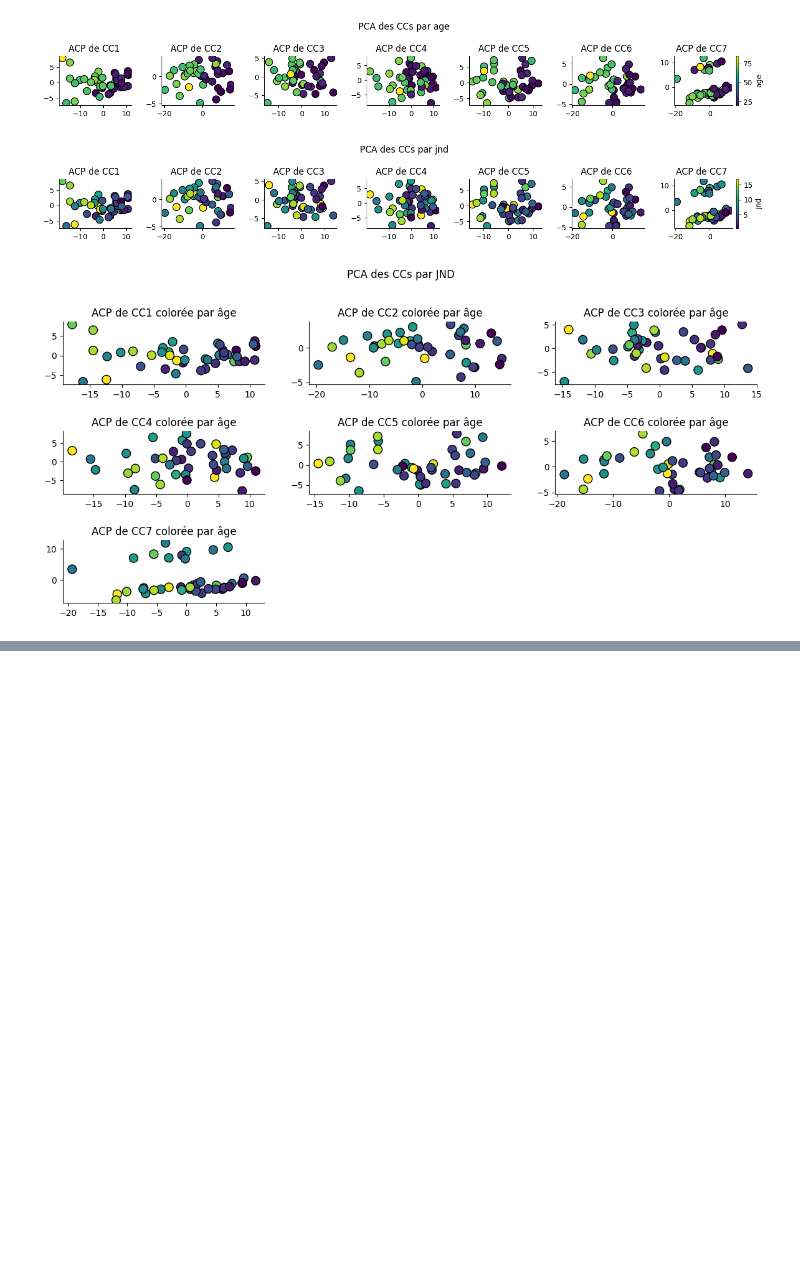
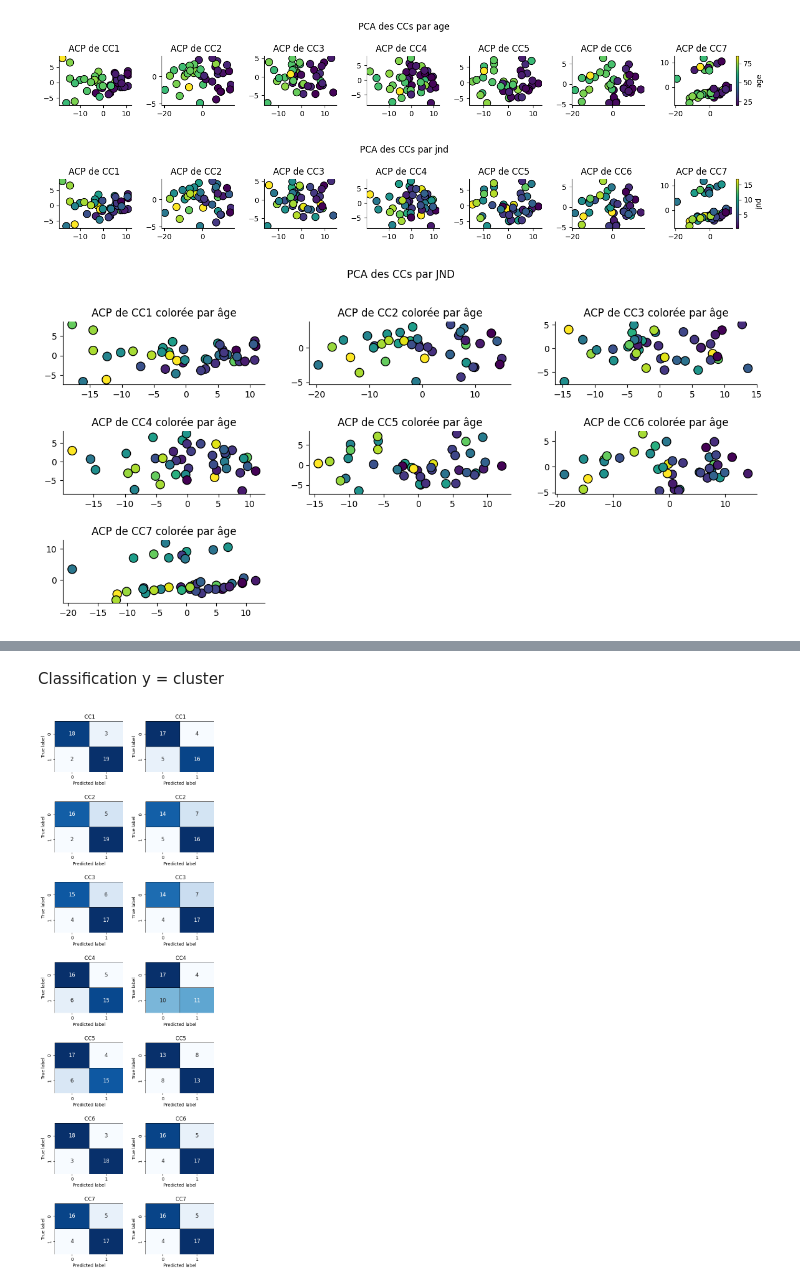
Before and after one commit to nicolascatz/CRPN_DTI_AGING_DPAKNC, a Jupyter notebook: scripts/DTI_Aging_FeatSelect_and_votingRegressor_251213_NC.ipynb, the cells around one changed output, grey strips where cells are left out. Drawn from its saved outputs; the diff is of its cells as text; code cells hidden in the pictures; blank space fills up the shorter version.

```diff
--- a/scripts/DTI_Aging_FeatSelect_and_votingRegressor_251213_NC.ipynb
+++ b/scripts/DTI_Aging_FeatSelect_and_votingRegressor_251213_NC.ipynb
@@ -718,0 +779,77 @@ plt.tight_layout(pad=2.0  )
+# %% [markdown]
+Classification
+y = cluster
+# %%
+from sklearn.neighbors import KNeighborsClassifier
+from sklearn.model_selection import train_test_split
+from sklearn.preprocessing import StandardScaler, RobustScaler
+from sklearn.metrics import confusion_matrix
+from sklearn.metrics import classification_report
+from sklearn.metrics import accuracy_score
+from sklearn.metrics import ConfusionMatrixDisplay
+from sklearn.model_selection import StratifiedKFold, KFold
+
+age_grouped = Aging_INDICES['group_O']
+jnd_grouped = Aging_INDICES['JND_group']
+y=age_grouped       # Target (dependent variable)
+reducer = umap.UMAP(random_state=42)
+
+skf = StratifiedKFold(n_splits=15,shuffle=True)
+scaler = RobustScaler()
+fig, axs = plt.subplots(7, 2, figsize=(6,18))
+
+
+for i, groupe in enumerate(['age','jnd']):
+    if groupe=='age':
+        y=age_grouped
+    elif groupe=='jnd':
+        y=jnd_grouped
+
+
+    for cc in range(7):
+
+        X = pd.DataFrame(DTI[:,:,cc])
+
+        X_scaled = scaler.fit_transform(X)
+
+        X_umap = reducer.fit_transform(X_scaled)
+
+        kmeans = KMeans(n_clusters=2, random_state=42)
+        kmeans.fit(X_umap)
+        labels = kmeans.labels_
+
+
+        CM=np.zeros((2,2), dtype=int)
+        for train, test in skf.split(X_umap, y):
+
+            # print("TRAIN:", train, "TEST:", test)
+
+
+            X_train, X_test = X_umap[train], X_umap[test]
+            y_train, y_test = y[train], y[test]
+
+            scaler = StandardScaler()
+            X_train_scaled = scaler.fit_transform(X_train)
+            X_test_scaled = scaler.transform(X_test)
+
+
+            n_neighbors = 5
+            nbrs = KNeighborsClassifier(n_neighbors=n_neighbors).fit(X_train_scaled, y_train)
+
+            y_pred = nbrs.predict(X_test_scaled)
+            # print(classification_report(y_test, y_pred))
+            cm = confusion_matrix(y_test, y_pred)
+
+            CM+=cm
+
+        sns.heatmap(CM, annot=True, fmt='d', cmap='Blues', cbar=False, ax=axs[cc,i], annot_kws={"size": 12},linewidths=0.5, linecolor='black')
+        axs[cc,i].set_title(f' CC{cc+1}')
+        axs[cc,i].set_xlabel('Predicted label')
+        axs[cc,i].set_ylabel('True label')
+
+
+
+plt.tight_layout(pad=2.0 )
+plt.show()
+# %% [output]
+[figure, added]
```
Also changed, not shown: parts of 11 cells of this notebook.
